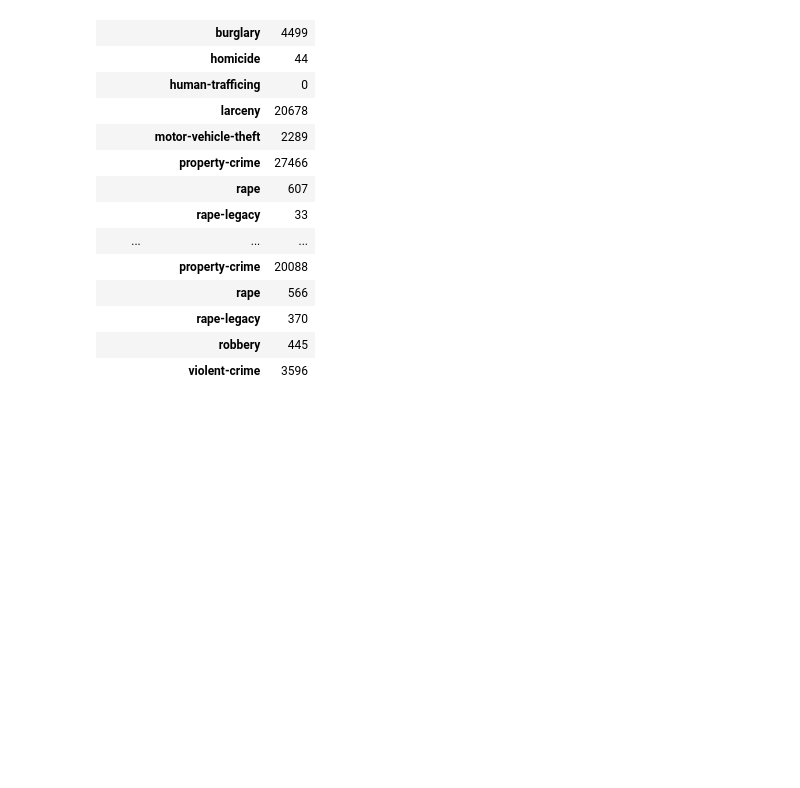
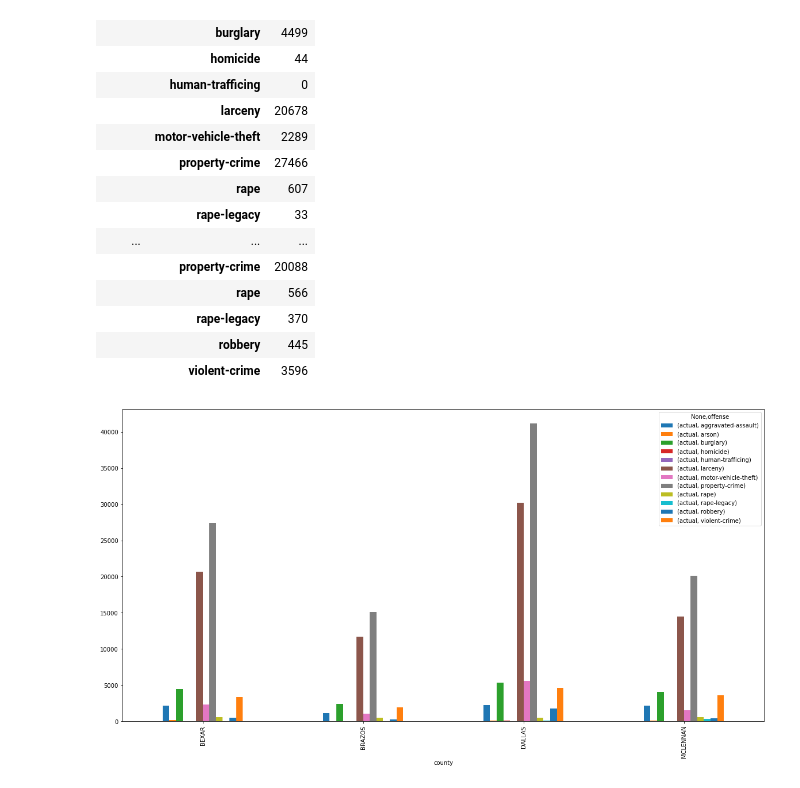
Before and after one commit to Aprieto7/Project-1, a Jupyter notebook: Crime_Data.ipynb, the cells around one changed output. Drawn from its saved outputs; the diff is of its cells as text; code cells hidden in the pictures; blank space fills up the shorter version.

```diff
--- a/Crime_Data.ipynb
+++ b/Crime_Data.ipynb
@@ -174,3 +168,7 @@ by_countyoffense_df
 |  | rape-legacy | 370 |
 |  | robbery | 445 |
 |  | violent-crime | 3596 |
+# %%
+plot1=by_countyoffense_df.unstack().plot(kind='bar', figsize=(20,10))
+# %% [output]
+[figure, added]
```
Also changed, not shown: parts of 37 cells of this notebook, 2 other files.
